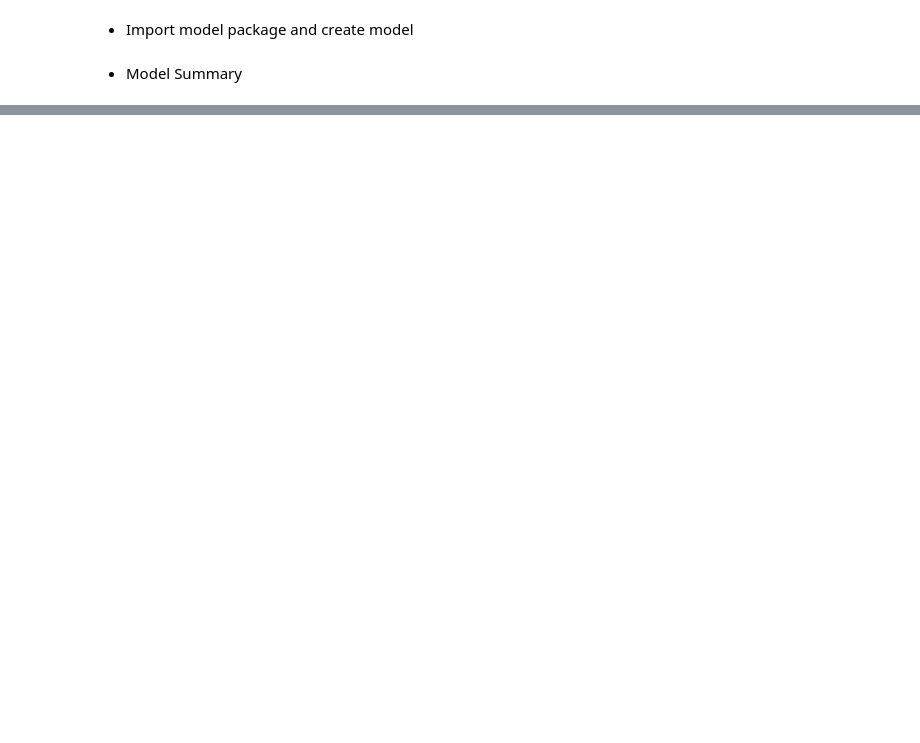
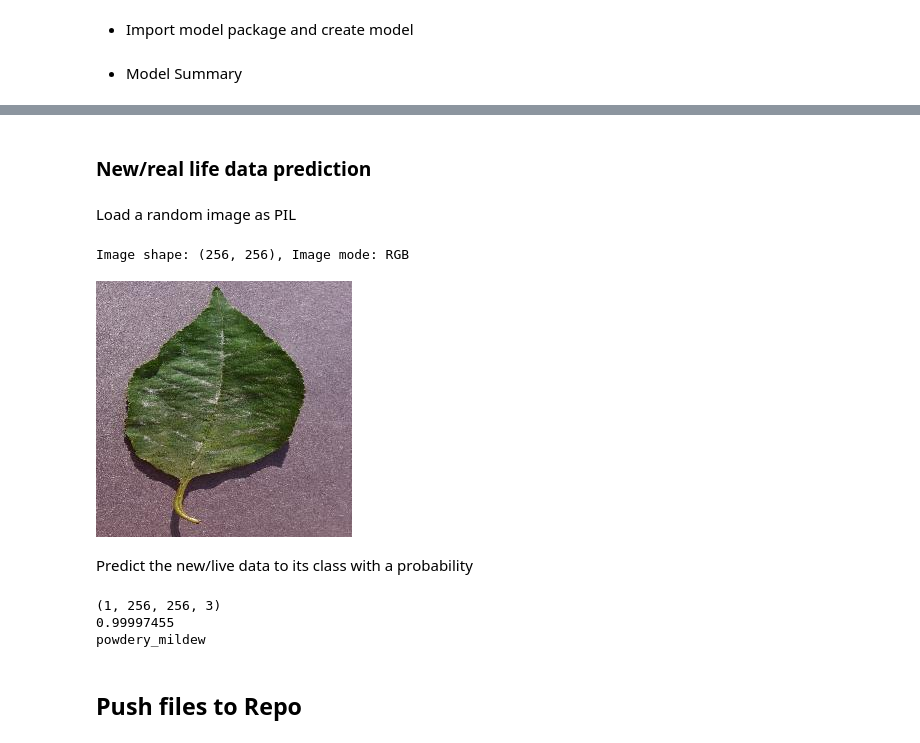
Before and after one commit to yuyizhong/ML-Mildew-Detector-II, a Jupyter notebook: jupyter_notebooks/DataModellingandEvaluation.ipynb, the cells around one changed output, grey strips where cells are left out. Drawn from its saved outputs; the diff is of its cells as text; code cells hidden in the pictures; blank space fills up the shorter version.

```diff
--- a/jupyter_notebooks/DataModellingandEvaluation.ipynb
+++ b/jupyter_notebooks/DataModellingandEvaluation.ipynb
@@ -255,0 +625,43 @@ create_tf_model().summary()
+# %% [markdown]
+### New/real life data prediction
+# %% [markdown]
+Load a random image as PIL
+# %%
+from tensorflow.keras.preprocessing import image
+
+pointer = 15
+label = labels[1]  # select healthy [0] or powdery_mildew contained [1]
+
+pil_image = image.load_img(test_path + '/' + label + '/' + os.listdir(test_path+'/' + label)[pointer],
+                           target_size=image_shape, color_mode='rgb')
+print(f'Image shape: {pil_image.size}, Image mode: {pil_image.mode}')
+pil_image
+# %% [output]
+Image shape: (256, 256), Image mode: RGB
+[figure, added]
+# %% [markdown]
+Predict the new/live data to its class with a probability
+# %%
+#convert image to array
+
+test_image = image.img_to_array(pil_image)
+test_image = np.expand_dims(test_image, axis=0)/255
+print(test_image.shape)
+
+#fit the trained model for class probabilities
+pred_prob = model.predict(test_image)[0, 0]
+
+target_map = {v: k for k, v in train_set.class_indices.items()}
+pred_class = target_map[pred_prob > 0.97]
+
+if pred_class == target_map[0]:
+    pred_prob = 1 - pred_prob
+
+print(pred_prob)
+print(pred_class)
+# %% [output]
+(1, 256, 256, 3)
+0.99997455
+powdery_mildew
+# %% [markdown]
+## Push files to Repo
```
Also changed, not shown: parts of 51 cells of this notebook, 10 other files.
